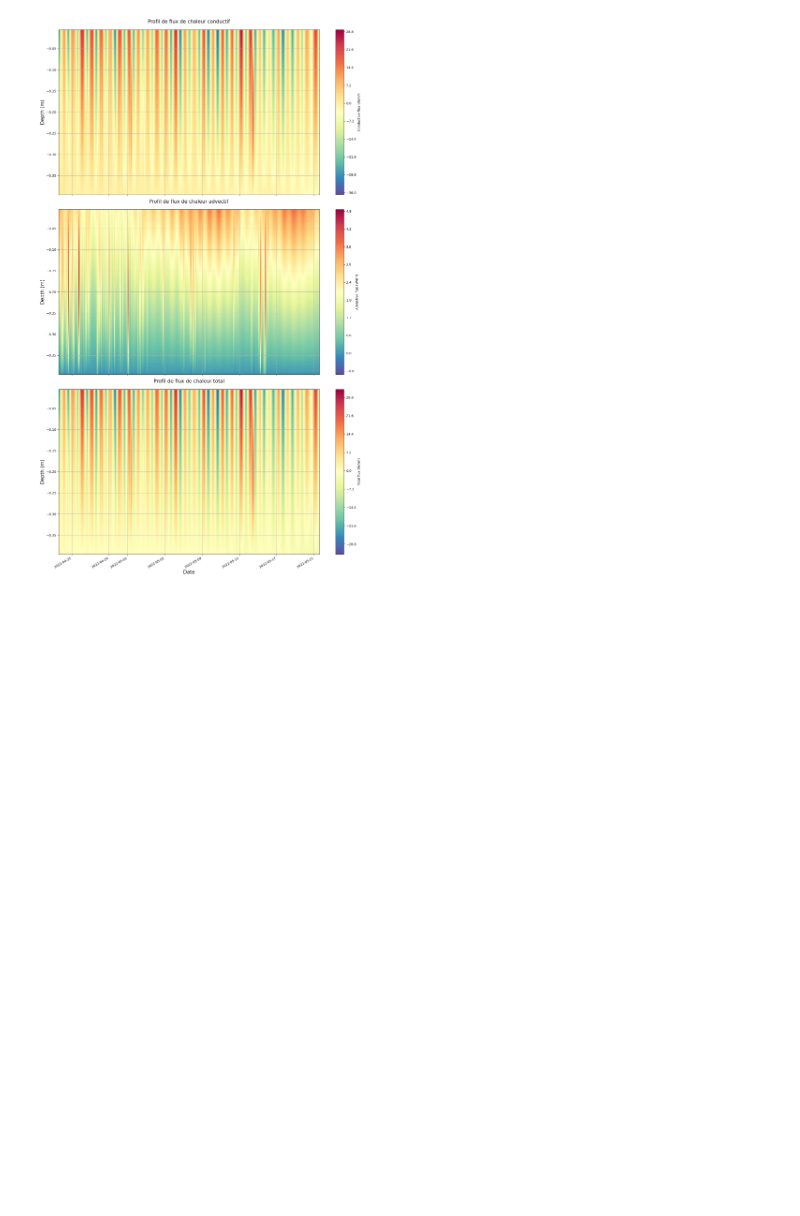
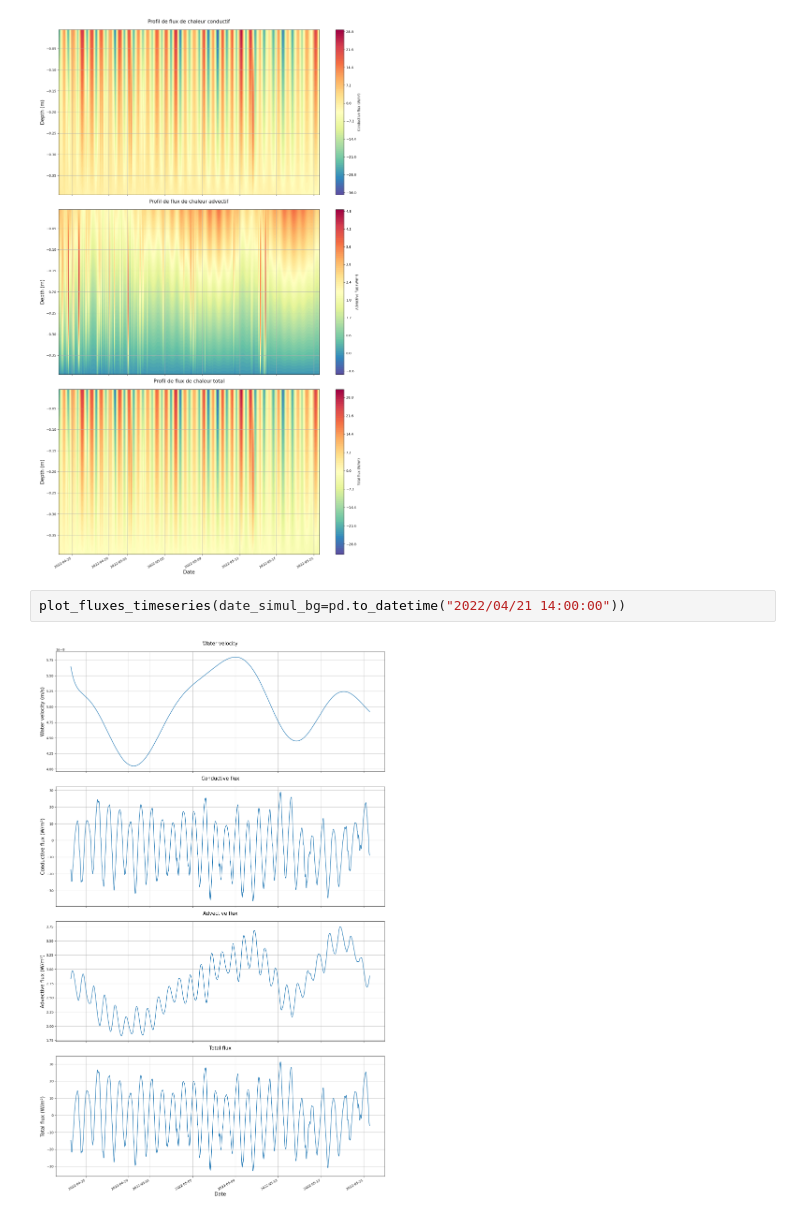
Before and after one commit to agnes-riviere/ginette, a Jupyter notebook: application/2024_TD_ENS/TD1_direct_model.ipynb, the cells around one changed output. Cells and saved outputs as stored; diff of their text form; blank space fills up the shorter version.

```diff
--- a/application/2024_TD_ENS/TD1_direct_model.ipynb
+++ b/application/2024_TD_ENS/TD1_direct_model.ipynb
@@ -271,3 +271,7 @@ plot_water_profiles_interpol(date_simul_bg=pd.to_datetime("2022/04/21 14:00:00")
 plot_heat_flux_profiles_interpol(date_simul_bg=pd.to_datetime("2022/04/21 14:00:00"))
 # %% [output]
 [figure]
+# %%
+plot_fluxes_timeseries(date_simul_bg=pd.to_datetime("2022/04/21 14:00:00"))
+# %% [output]
+[figure, added]
```
Also changed, not shown: parts of 1 cell of this notebook, 1 other file.
